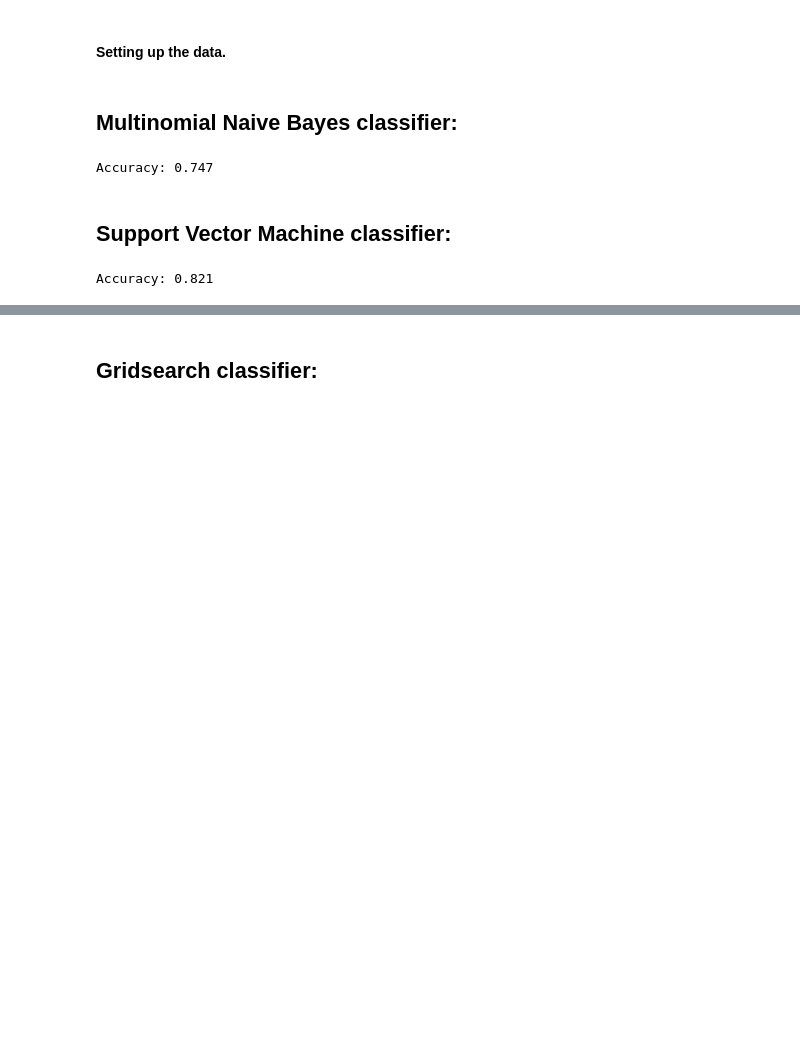
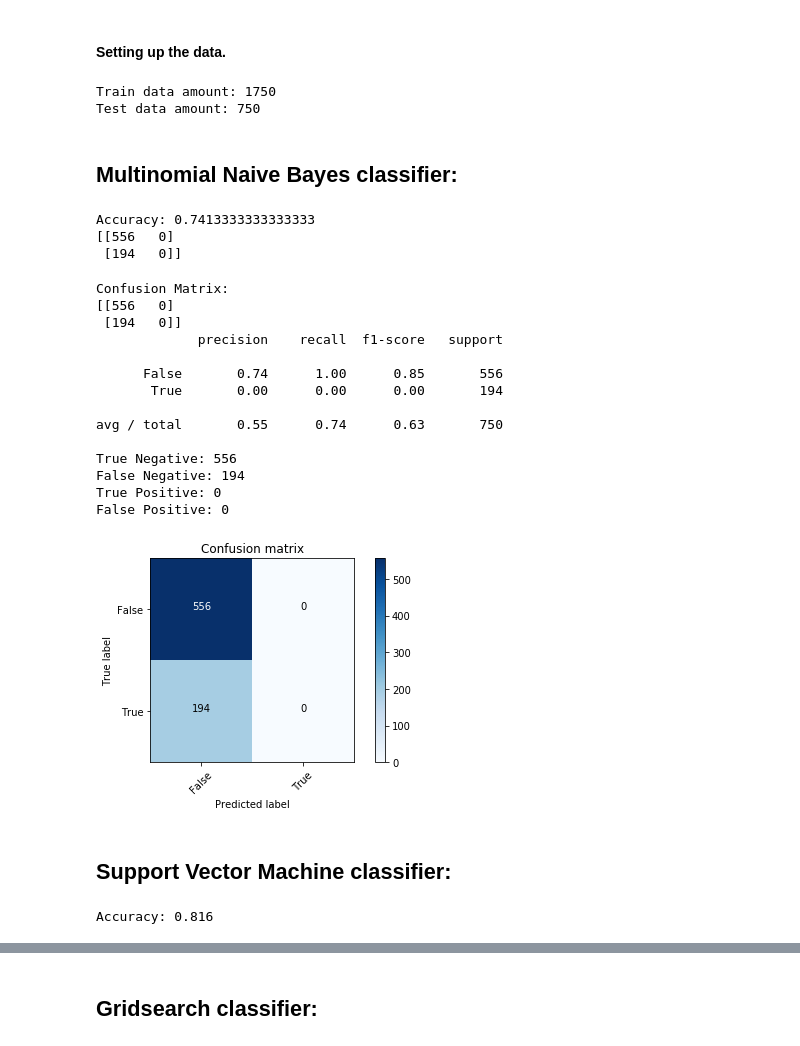
Before and after one commit to Alvores/NaturalLanguageProcessing, a Jupyter notebook: Text Classifiers.ipynb, the cells around one changed output, grey strips where cells are left out. Saved outputs shown, nothing was run; the diff lists cells and outputs as text; code cells hidden in the pictures; blank space fills up the shorter version.

Commit message:
Added graphical visualizations to the classifiers

```diff
--- a/Text Classifiers.ipynb
+++ b/Text Classifiers.ipynb
@@ -54,7 +89,12 @@ X = df[data_col]
 Y = df[label_col]
 # %%
 X_train, X_test, Y_train, Y_test = train_test_split(
- X, Y, test_size=0.4, random_state=42)
+ X, Y, test_size=0.3, random_state=42)
+print("Train data amount:", len(X_train))
+print("Test data amount:", len(X_test))
+# %% [output]
+Train data amount: 1750
+Test data amount: 750
 # %% [markdown]
 ## Multinomial Naive Bayes classifier:
 # %%
@@ -69,5 +109,9 @@ text_clf = text_clf.fit(X_train,Y_train) # X and Y switched?
 predicted = text_clf.predict(X_test)
 accuracy = np.mean(predicted == Y_test)
 print("Accuracy:", accuracy)
+cm = confusion_matrix(Y_test, predicted)
+print(cm)
 # %% [output]
-Accuracy: 0.747
+Accuracy: 0.7413333333333333
+[[556   0]
+ [194   0]]
@@ -76,3 +118,27 @@ Accuracy: 0.747
+# %%
+## Graphical visualization
+cnf_matrix = confusion_matrix(Y_test, predicted)
+plt.figure()
+class_names = ['False, True']
+plot_confusion_matrix(cnf_matrix, classes=['False', 'True'],
+                      Y_test = Y_test, predictions = predicted,
+                      title='Confusion matrix')
+# %% [output]
+Confusion Matrix:
+[[556   0]
+ [194   0]]
+             precision    recall  f1-score   support
+
+      False       0.74      1.00      0.85       556
+       True       0.00      0.00      0.00       194
+
+avg / total       0.55      0.74      0.63       750
+
+True Negative: 556
+False Negative: 194
+True Positive: 0
+False Positive: 0
+[figure, added]
 # %% [markdown]
 ## Support Vector Machine classifier:
 # %%
@@ -91,4 +157,4 @@ predicted_svm = text_clf_svm.predict(X_test)
 accuracy = np.mean(predicted_svm == Y_test)
 print("Accuracy:", accuracy)
 # %% [output]
-Accuracy: 0.821
+Accuracy: 0.816
```
Also changed, not shown: parts of 28 cells of this notebook.
